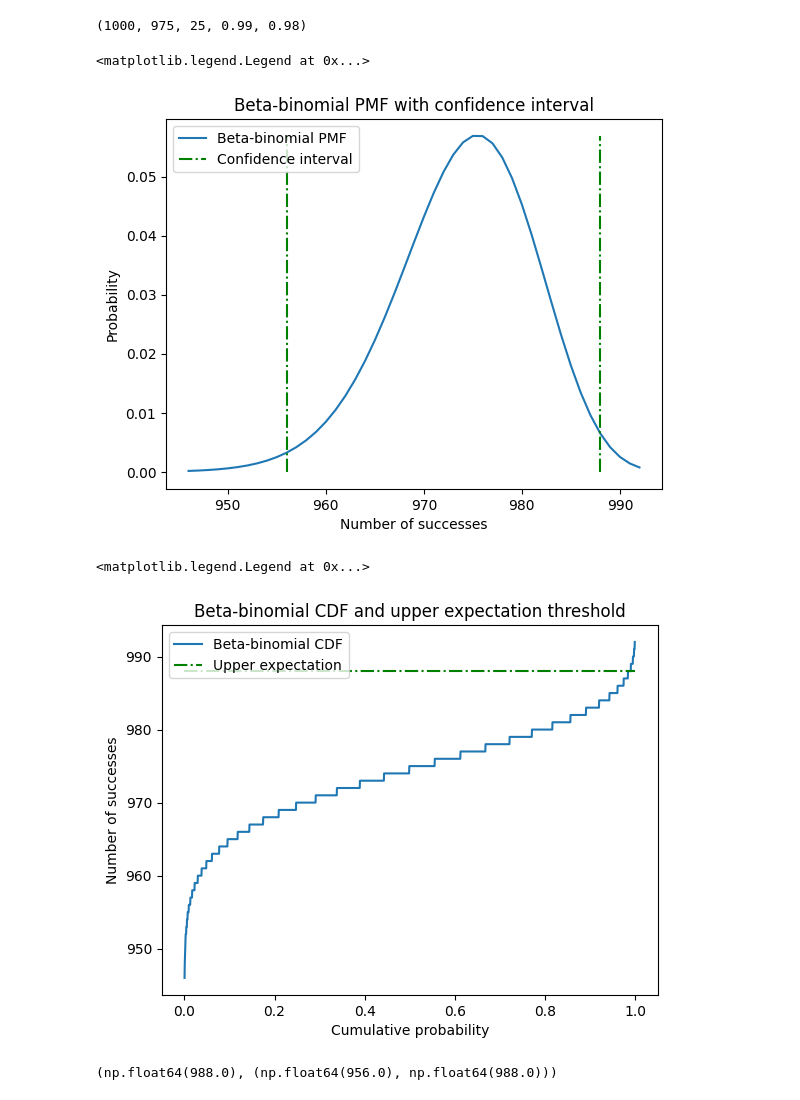
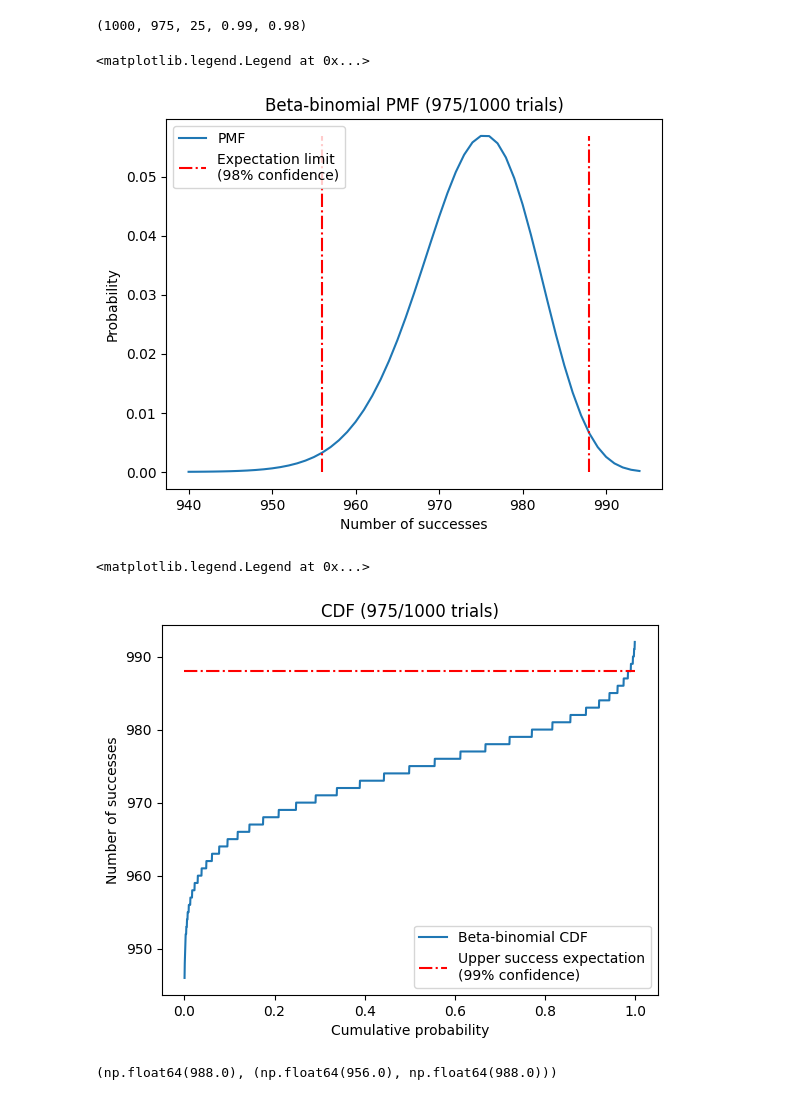
Before and after one commit to jlucas-oqc/playgound, a Jupyter notebook: beta_bin.ipynb, the cells around one changed output. Saved outputs shown, nothing was run; the diff lists cells and outputs as text; code cells hidden in the pictures.

```diff
--- a/beta_bin.ipynb
+++ b/beta_bin.ipynb
@@ -25,31 +25,41 @@ import numpy as np
 from scipy.stats import betabinom, beta
 import matplotlib.pyplot as plt
 # %%
-n, a = 1000, 975
-conf_lim_1tail = 0.99
-conf_lim_2tail = 1 - (1 - conf_lim_1tail) * 2
-b = n - a
-# Update parameters to include the uniform prior: a+1, b+1
+n, a = 1000, 975  # 1000 trials, 975 successes
+
+conf_lim_1tail = 0.99  # confidence limit for 1-tailed test (e.g., upper bound on expected successes)
+conf_lim_2tail = (
+    1 - (1 - conf_lim_1tail) * 2
+)  # confidence limit for 2-tailed test (e.g., confidence interval around the median)
+
+b = n - a  # calculate number of failures
 n, a, b, conf_lim_1tail, conf_lim_2tail
 # %% [output]
 (1000, 975, 25, 0.99, 0.98)
 # %%
 # Show the pdf of the expected number of good measurements for a new trial, given the number of good measurements so far (a) and the number of bad measurements (b).
 # Also the 2-tail confidence interval (centered around the median)
 fig, ax = plt.subplots(1, 1)
-plot_width = betabinom.interval(0.999, n, a + 1, b + 1)
+plot_width = betabinom.interval(0.9999, n, a + 1, b + 1)
 x = np.arange(*plot_width)
 pmf = betabinom.pmf(x, n, a + 1, b + 1)
-ax.plot(x, pmf, label="Beta-binomial PMF")
+ax.plot(x, pmf, label="PMF")
 conf_int = betabinom.interval(conf_lim_2tail, n, a + 1, b + 1)
-ax.vlines(conf_int, 0, max(pmf), colors="g", linestyles="-.", label="Confidence interval")
+ax.vlines(
+    conf_int,
+    0,
+    max(pmf),
+    colors="r",
+    linestyles="-.",
+    label=f"Expectation limit\n({conf_lim_2tail * 100:2.0f}% confidence)",
+)
 ax.set_xlabel("Number of successes")
 ax.set_ylabel("Probability")
-ax.set_title("Beta-binomial PMF with confidence interval")
+ax.set_title(f"Beta-binomial PMF ({a}/{n} trials)")
 ax.legend()
 # %% [output]
 <matplotlib.legend.Legend at 0x...>
-[figure, old version]
+[figure, new version]
 # %%
 # Alternatively, plot the cdf of a new trial showing the 1-tailed threshold
 step = 0.0005
@@ -58,14 +68,21 @@ x = x[1:-1]
 plt.figure()
 plt.plot(x, betabinom.ppf(x, n, a + 1, b + 1), label="Beta-binomial CDF")
 upper_expectation = betabinom.ppf(conf_lim_1tail, n, a + 1, b + 1)
-plt.hlines(upper_expectation, 0, 1, colors="g", linestyles="-.", label="Upper expectation")
+plt.hlines(
+    upper_expectation,
+    0,
+    1,
+    colors="r",
+    linestyles="-.",
+    label=f"Upper success expectation\n({conf_lim_1tail * 100:2.0f}% confidence)",
+)
 plt.xlabel("Cumulative probability")
 plt.ylabel("Number of successes")
-plt.title("Beta-binomial CDF and upper expectation threshold")
-plt.legend()
+plt.title(f"CDF ({a}/{n} trials)")
+plt.legend(loc="lower right")
 # %% [output]
 <matplotlib.legend.Legend at 0x...>
-[figure, old version]
+[figure, new version]
 # %%
 upper_expectation, conf_int
 # %% [output]
```
Also changed, not shown: parts of 1 cell of this notebook.
